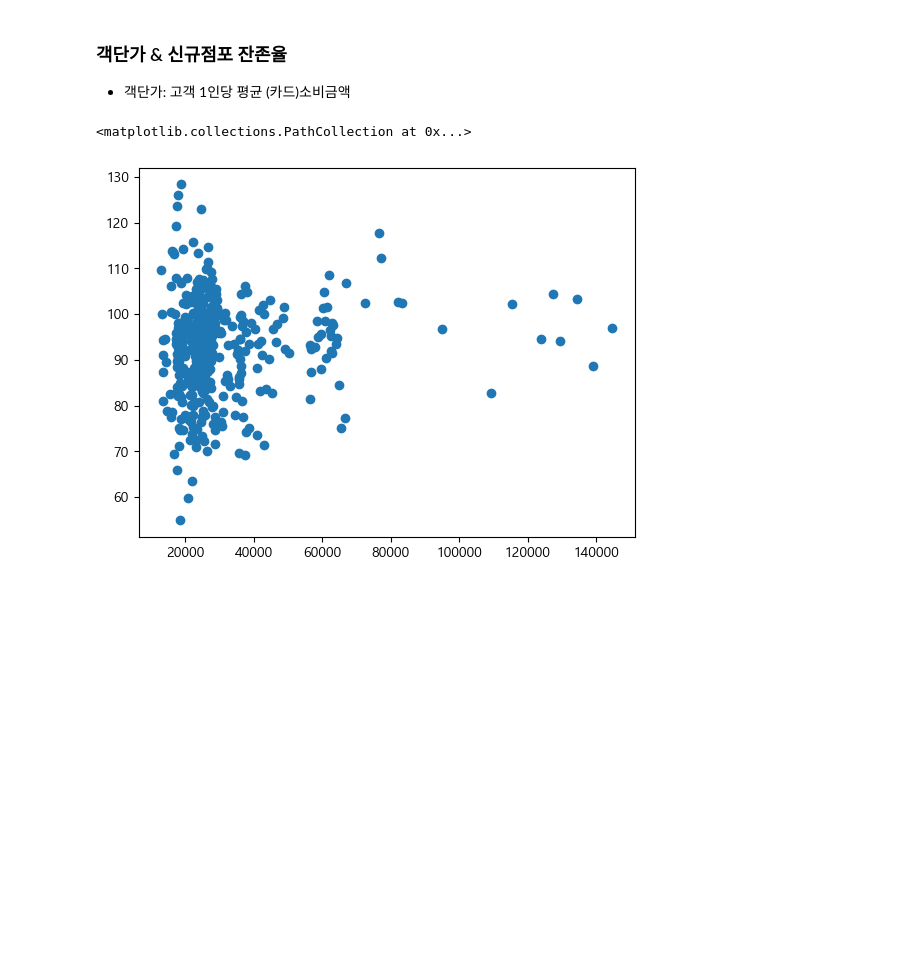
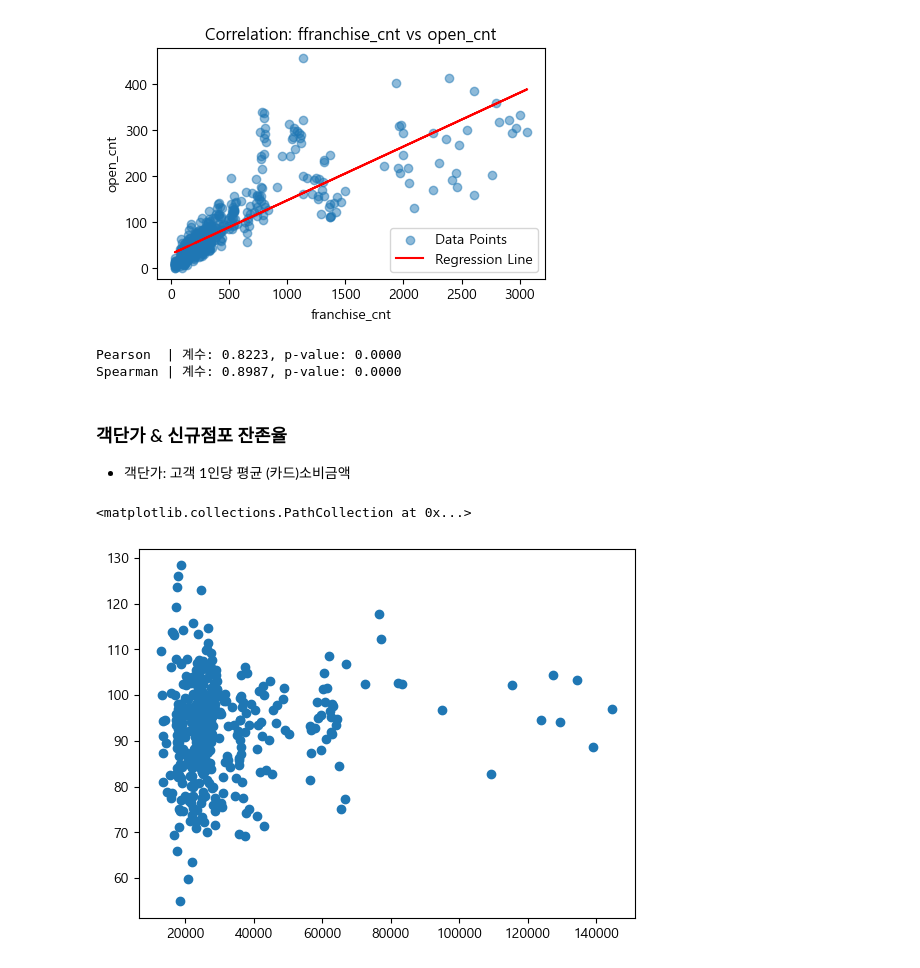
Before and after one commit to bulsajo1/final_project, a Jupyter notebook: eunbi/통계_은비.ipynb, the cells around one changed output. Saved outputs shown, nothing was run; the diff lists cells and outputs as text; code cells hidden in the pictures; blank space fills up the shorter version.

```diff
--- a/eunbi/통계_은비.ipynb
+++ b/eunbi/통계_은비.ipynb
@@ -18,0 +25,7 @@ df = pd.read_csv(file_path+'/행정동_분기_마스터(최종).csv')
+# %%
+BASE_DIR = Path(".")
+DATA_DIR = BASE_DIR / "data"
+OUTPUT_DIR = BASE_DIR / "output"
+OUTPUT_DIR.mkdir(exist_ok=True)
+
+df = pd.read_csv(DATA_DIR / "행정동_분기_마스터(최종).csv", encoding="utf-8-sig")
@@ -18,0 +34,2 @@ df = pd.read_csv(file_path+'/행정동_분기_마스터(최종).csv')
+# %%
+df2 = df.copy()
@@ -19,3 +47,34 @@ df = pd.read_csv(file_path+'/행정동_분기_마스터(최종).csv')
+# %%
+data = df2.groupby(["base_quarter", "adm_dong_nm"]).agg({"franchise_cnt": "mean", "open_cnt": "mean"})
+# %%
+x = data['franchise_cnt']
+y = data['open_cnt']
+
+# 1. 시각화
+plt.figure(figsize=(5, 3))
+plt.scatter(x, y, alpha=0.5, label='Data Points')
+
+# 회귀선 계산 및 그리기
+m, b = np.polyfit(x, y, 1)
+plt.plot(x, m * x + b, color='red', label=f'Regression Line')
+
+plt.xlabel("franchise_cnt")
+plt.ylabel("open_cnt")
+plt.title("Correlation: ffranchise_cnt vs open_cnt")
+plt.legend()
+plt.show()
+
+# 2. 통계 검정 (Pearson & Spearman)
+pearson_r, p_p = stats.pearsonr(x, y)
+spearman_r, p_s = stats.spearmanr(x, y)
+
+print(f"Pearson  | 계수: {pearson_r:.4f}, p-value: {p_p:.4f}")
+print(f"Spearman | 계수: {spearman_r:.4f}, p-value: {p_s:.4f}")
+print("\n")
+# %% [output]
+[figure, added]
+Pearson  | 계수: 0.8223, p-value: 0.0000
+Spearman | 계수: 0.8987, p-value: 0.0000
 # %% [markdown]
 ### 객단가 & 신규점포 잔존율
 - 객단가: 고객 1인당 평균 (카드)소비금액
```
Also changed, not shown: parts of 8 cells of this notebook, 1 other file.
